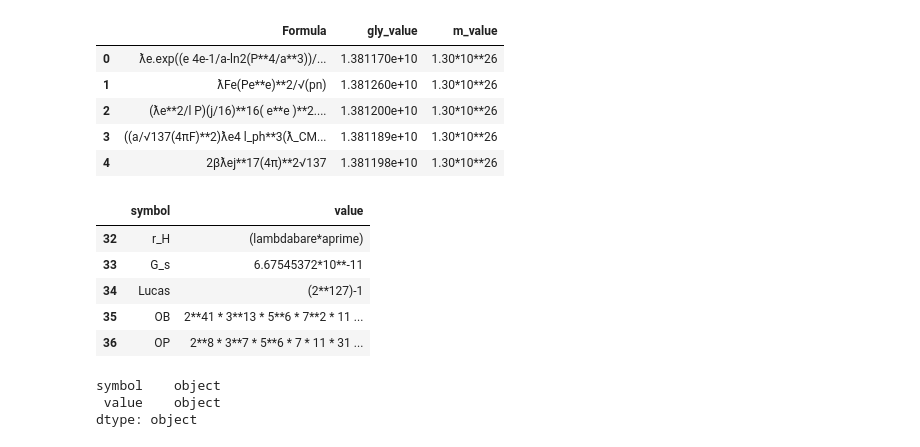
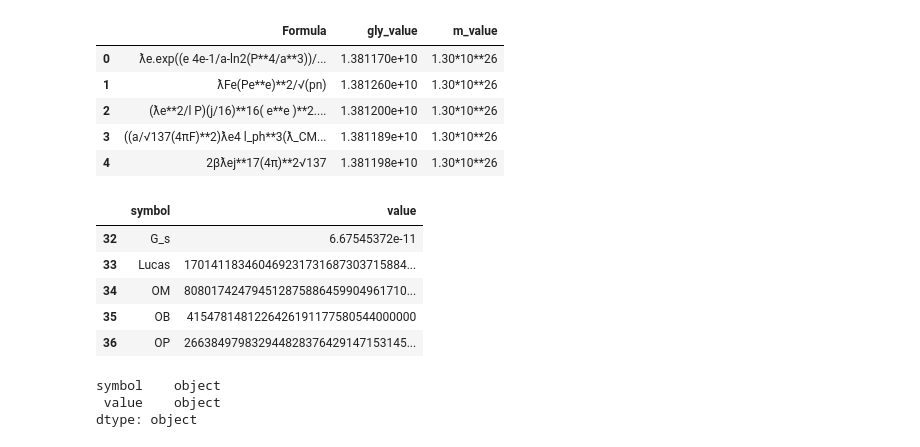
Before and after one commit to LaGuer/hubble-radius, a Jupyter notebook: universe-age.ipynb, the cells around one changed output. Cells and saved outputs as stored; diff of their text form; code cells hidden in the pictures.

```diff
--- a/universe-age.ipynb
+++ b/universe-age.ipynb
@@ -180,17 +185,17 @@ df.head ()
 | 3 | ((a/√137(4πF)**2)ƛe4 l_ph**3(ƛ_CM... | 1.381189e+10 | 1.30*10**26 |
 | 4 | 2βƛej**17(4π)**2√137 | 1.381198e+10 | 1.30*10**26 |
 # %%
-df1 = pd.read_csv("constant-table.csv", dtype = {"value" : "float64"}, skiprows = [36], sep = ",")
+df1 = pd.read_csv("constant-table.csv", dtype = {"value" : "float64"}, skiprows = [2], sep = ",")
 #df = pd.to_csv('hubble-table.csv', float_format='%.3f')
-#df.head ()
+#df1.head ()
 df1.tail ()
 # %% [output]
 |  | symbol | value |
-| 32 | r_H | (lambdabare*aprime) |
-| 33 | G_s | 6.67545372*10**-11 |
-| 34 | Lucas | (2**127)-1 |
-| 35 | OB | 2**41 * 3**13 * 5**6 * 7**2 * 11 ... |
-| 36 | OP | 2**8 * 3**7 * 5**6 * 7 * 11 * 31 ... |
+| 32 | G_s | 6.67545372e-11 |
+| 33 | Lucas | 170141183460469231731687303715884... |
+| 34 | OM | 808017424794512875886459904961710... |
+| 35 | OB | 4154781481226426191177580544000000 |
+| 36 | OP | 266384979832944828376429147153145... |
 # %%
 df1.dtypes
 # %% [output]
```
Also changed, not shown: parts of 3 cells of this notebook.
